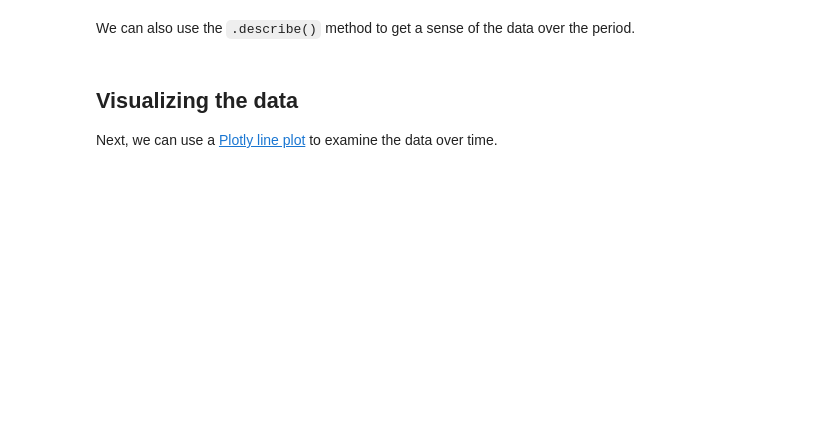
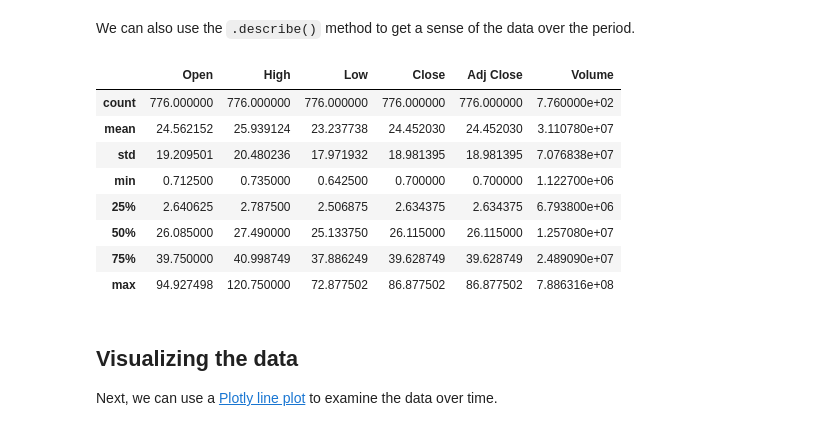
Before and after one commit to SirTee12/Time-Series-Analysis-on-YFinance, a Jupyter notebook: Time_Series_YFinance.ipynb, the cells around one changed output. Drawn from its saved outputs; the diff is of its cells as text; code cells hidden in the pictures; blank space fills up the shorter version.

Commit message:
data download, extraction and brief exploration of data

```diff
--- a/Time_Series_YFinance.ipynb
+++ b/Time_Series_YFinance.ipynb
@@ -44,16 +44,17 @@ The first thing we will do is use the [`yfinance`](https://pypi.org/project/yfin
 We will define the date range that we want to use, as well as the ticker we want to download.
 # %%
 # Import yfinance
-
+import yfinance as yf
 
 # Set the date range
-
-
+start = "2020-01-01"
+end = "2023-02-01"
 
 # Set the ticker we want to use (GameStop)
-
+ticker = 'GME'
 
 # Get the data for the ticker GME
-
+gme = yf.download(ticker, start, end)
 
 # Preview DataFrame
+gme.head()
@@ -61,6 +71,17 @@ We will define the date range that we want to use, as well as the ticker we want
 We can also use the `.describe()` method to get a sense of the data over the period.
 # %%
 # Get a numeric summary of the data
+gme.describe()
+# %% [output]
+|  | Open | High | Low | Close | Adj Close | Volume |
+| count | 776.000000 | 776.000000 | 776.000000 | 776.000000 | 776.000000 | 7.760000e+02 |
+| mean | 24.562152 | 25.939124 | 23.237738 | 24.452030 | 24.452030 | 3.110780e+07 |
+| std | 19.209501 | 20.480236 | 17.971932 | 18.981395 | 18.981395 | 7.076838e+07 |
+| min | 0.712500 | 0.735000 | 0.642500 | 0.700000 | 0.700000 | 1.122700e+06 |
+| 25% | 2.640625 | 2.787500 | 2.506875 | 2.634375 | 2.634375 | 6.793800e+06 |
+| 50% | 26.085000 | 27.490000 | 25.133750 | 26.115000 | 26.115000 | 1.257080e+07 |
+| 75% | 39.750000 | 40.998749 | 37.886249 | 39.628749 | 39.628749 | 2.489090e+07 |
+| max | 94.927498 | 120.750000 | 72.877502 | 86.877502 | 86.877502 | 7.886316e+08 |
 # %% [markdown]
 ## Visualizing the data
 Next, we can use a [Plotly line plot](https://plotly.com/python/line-charts/) to examine the data over time.
```
Also changed, not shown: parts of 3 cells of this notebook.
